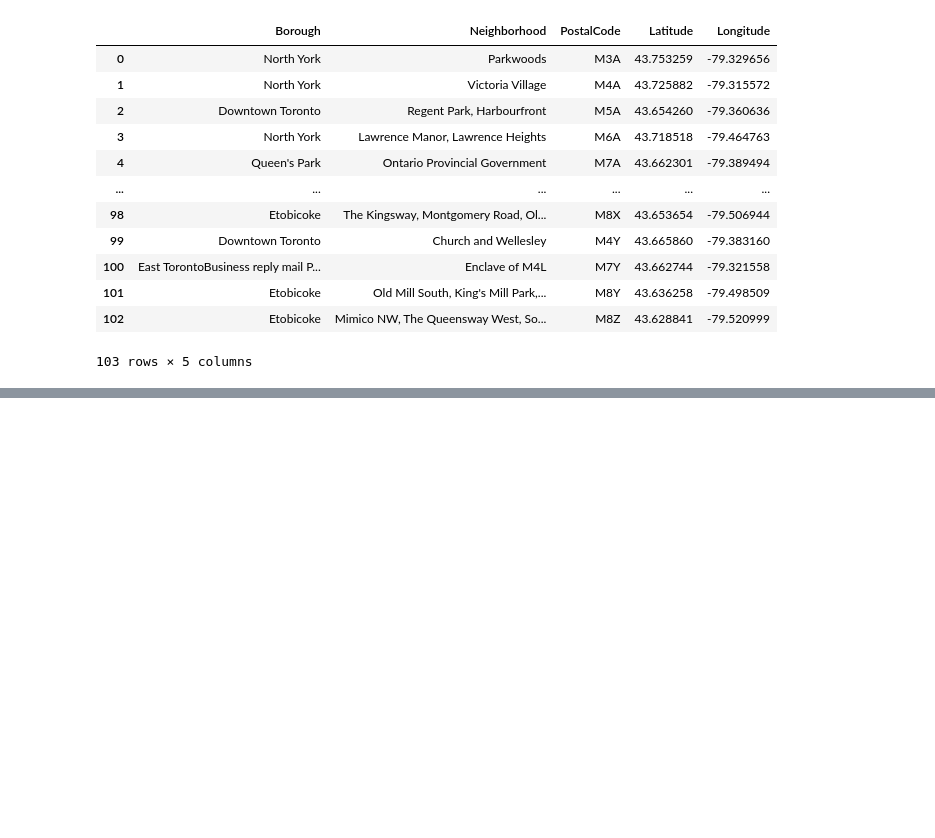
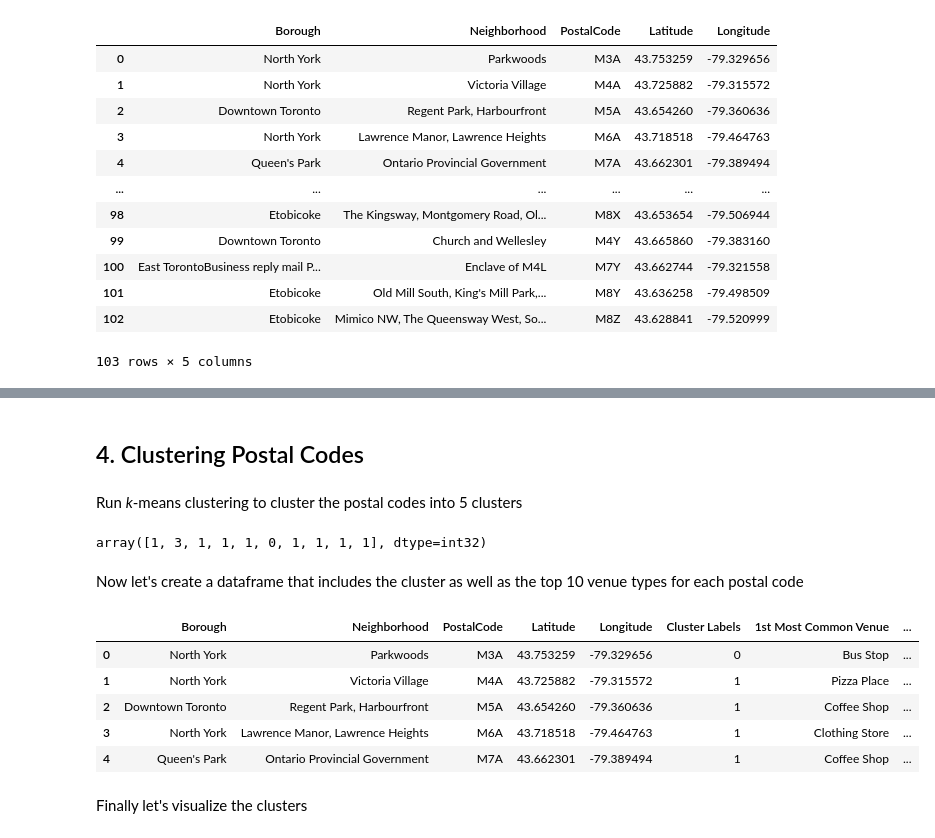
Before and after one commit to sean-rogers-t/Coursera_Capstone, a Jupyter notebook: Clustering Neighborhoods in Toronto.ipynb, the cells around one changed output, grey strips where cells are left out. Saved outputs shown, nothing was run; the diff lists cells and outputs as text; code cells hidden in the pictures; blank space fills up the shorter version.

```diff
--- a/Clustering Neighborhoods in Toronto.ipynb
+++ b/Clustering Neighborhoods in Toronto.ipynb
@@ -147,0 +492,19 @@ geo_data
+# %% [markdown]
+## 4. Clustering Postal Codes
+# %% [markdown]
+Run *k*-means clustering to cluster the postal codes into 5 clusters
+# %%
+# number of clusters
+kclusters=5
+
+toronto_grouped_clustering=toronto_grouped.drop('PostalCode',1)
+
+# run k-means clustering from sklearn
+kmeans=KMeans(n_clusters=kclusters,random_state=0).fit(toronto_grouped_clustering)
+
+# check cluster labels generated for each row in the dataframe
+kmeans.labels_[0:10]
+# %% [output]
+array([1, 3, 1, 1, 1, 0, 1, 1, 1, 1], dtype=int32)
+# %% [markdown]
+Now let's create a dataframe that includes the cluster as well as the top 10 venue types for each postal code
@@ -147,0 +519,11 @@ geo_data
+# %%
+toronto_merged.head()
+# %% [output]
+|  | Borough | Neighborhood | PostalCode | Latitude | Longitude | Cluster Labels | 1st Most Common Venue | ... |
+| 0 | North York | Parkwoods | M3A | 43.753259 | -79.329656 | 0 | Bus Stop | ... |
+| 1 | North York | Victoria Village | M4A | 43.725882 | -79.315572 | 1 | Pizza Place | ... |
+| 2 | Downtown Toronto | Regent Park, Harbourfront | M5A | 43.654260 | -79.360636 | 1 | Coffee Shop | ... |
+| 3 | North York | Lawrence Manor, Lawrence Heights | M6A | 43.718518 | -79.464763 | 1 | Clothing Store | ... |
+| 4 | Queen's Park | Ontario Provincial Government | M7A | 43.662301 | -79.389494 | 1 | Coffee Shop | ... |
+# %% [markdown]
+Finally let's visualize the clusters
```
Also changed, not shown: parts of 60 cells of this notebook.
